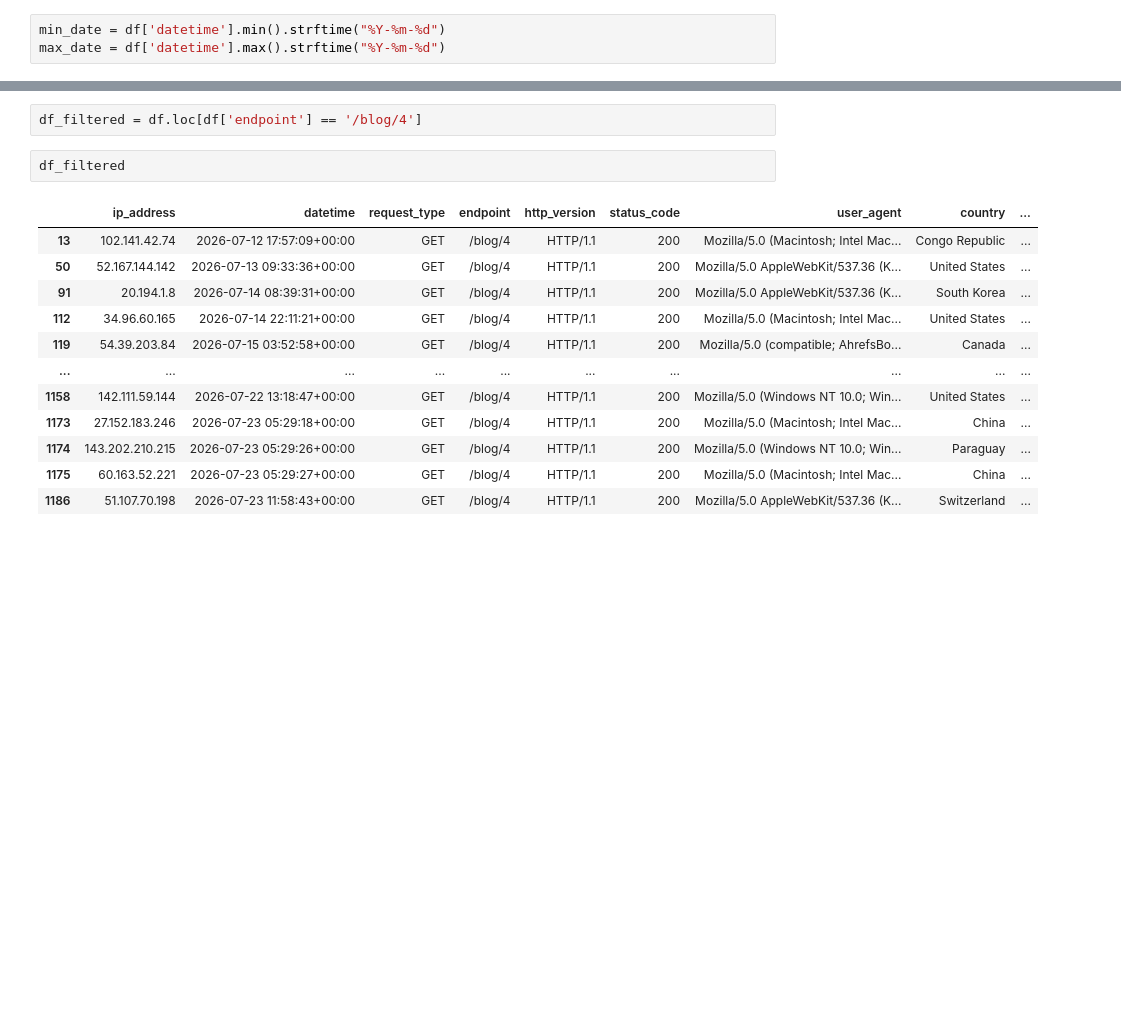
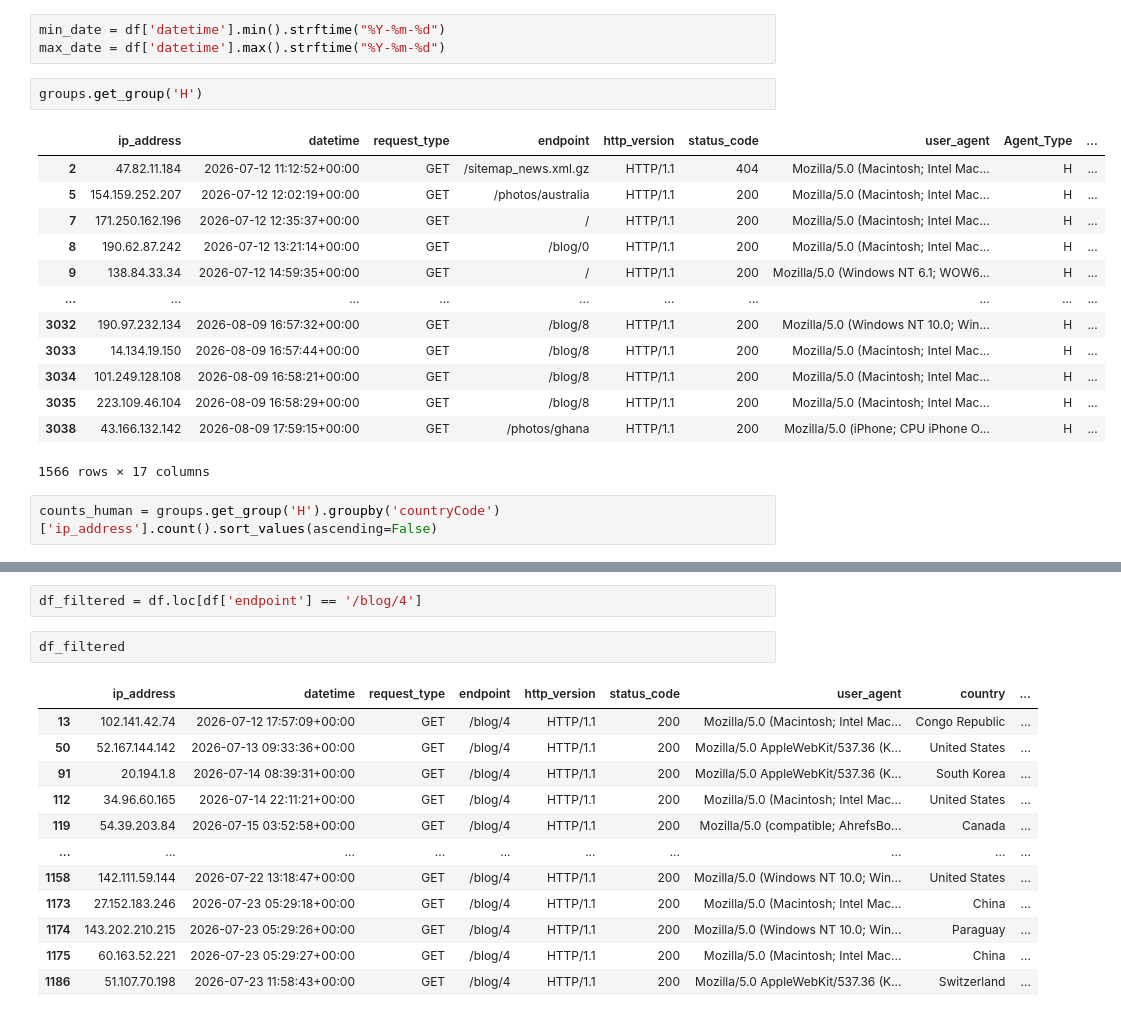
Before and after one commit to philiplessner/LogFileAnalysis, a Jupyter notebook: analysis.ipynb, the cells around one changed output, grey strips where cells are left out. Saved outputs shown, nothing was run; the diff lists cells and outputs as text; blank space fills up the shorter version.

```diff
--- a/analysis.ipynb
+++ b/analysis.ipynb
@@ -38,4 +32,22 @@ Name: ip_address, Length: 80, dtype: int64
 # %%
 min_date = df['datetime'].min().strftime("%Y-%m-%d")
 max_date = df['datetime'].max().strftime("%Y-%m-%d")
+# %%
+groups.get_group('H')
+# %% [output]
+|  | ip_address | datetime | request_type | endpoint | http_version | status_code | user_agent | Agent_Type | ... |
+| 2 | 47.82.11.184 | 2026-07-12 11:12:52+00:00 | GET | /sitemap_news.xml.gz | HTTP/1.1 | 404 | Mozilla/5.0 (Macintosh; Intel Mac... | H | ... |
+| 5 | 154.159.252.207 | 2026-07-12 12:02:19+00:00 | GET | /photos/australia | HTTP/1.1 | 200 | Mozilla/5.0 (Macintosh; Intel Mac... | H | ... |
+| 7 | 171.250.162.196 | 2026-07-12 12:35:37+00:00 | GET | / | HTTP/1.1 | 200 | Mozilla/5.0 (Macintosh; Intel Mac... | H | ... |
+| 8 | 190.62.87.242 | 2026-07-12 13:21:14+00:00 | GET | /blog/0 | HTTP/1.1 | 200 | Mozilla/5.0 (Macintosh; Intel Mac... | H | ... |
+| 9 | 138.84.33.34 | 2026-07-12 14:59:35+00:00 | GET | / | HTTP/1.1 | 200 | Mozilla/5.0 (Windows NT 6.1; WOW6... | H | ... |
+| ... | ... | ... | ... | ... | ... | ... | ... | ... | ... |
+| 3032 | 190.97.232.134 | 2026-08-09 16:57:32+00:00 | GET | /blog/8 | HTTP/1.1 | 200 | Mozilla/5.0 (Windows NT 10.0; Win... | H | ... |
+| 3033 | 14.134.19.150 | 2026-08-09 16:57:44+00:00 | GET | /blog/8 | HTTP/1.1 | 200 | Mozilla/5.0 (Macintosh; Intel Mac... | H | ... |
+| 3034 | 101.249.128.108 | 2026-08-09 16:58:21+00:00 | GET | /blog/8 | HTTP/1.1 | 200 | Mozilla/5.0 (Macintosh; Intel Mac... | H | ... |
+| 3035 | 223.109.46.104 | 2026-08-09 16:58:29+00:00 | GET | /blog/8 | HTTP/1.1 | 200 | Mozilla/5.0 (Macintosh; Intel Mac... | H | ... |
+| 3038 | 43.166.132.142 | 2026-08-09 17:59:15+00:00 | GET | /photos/ghana | HTTP/1.1 | 200 | Mozilla/5.0 (iPhone; CPU iPhone O... | H | ... |
+1566 rows × 17 columns
+# %%
+counts_human = groups.get_group('H').groupby('countryCode')['ip_address'].count().sort_values(ascending=False)
 # %%
```
Also changed, not shown: parts of 7 cells of this notebook.
